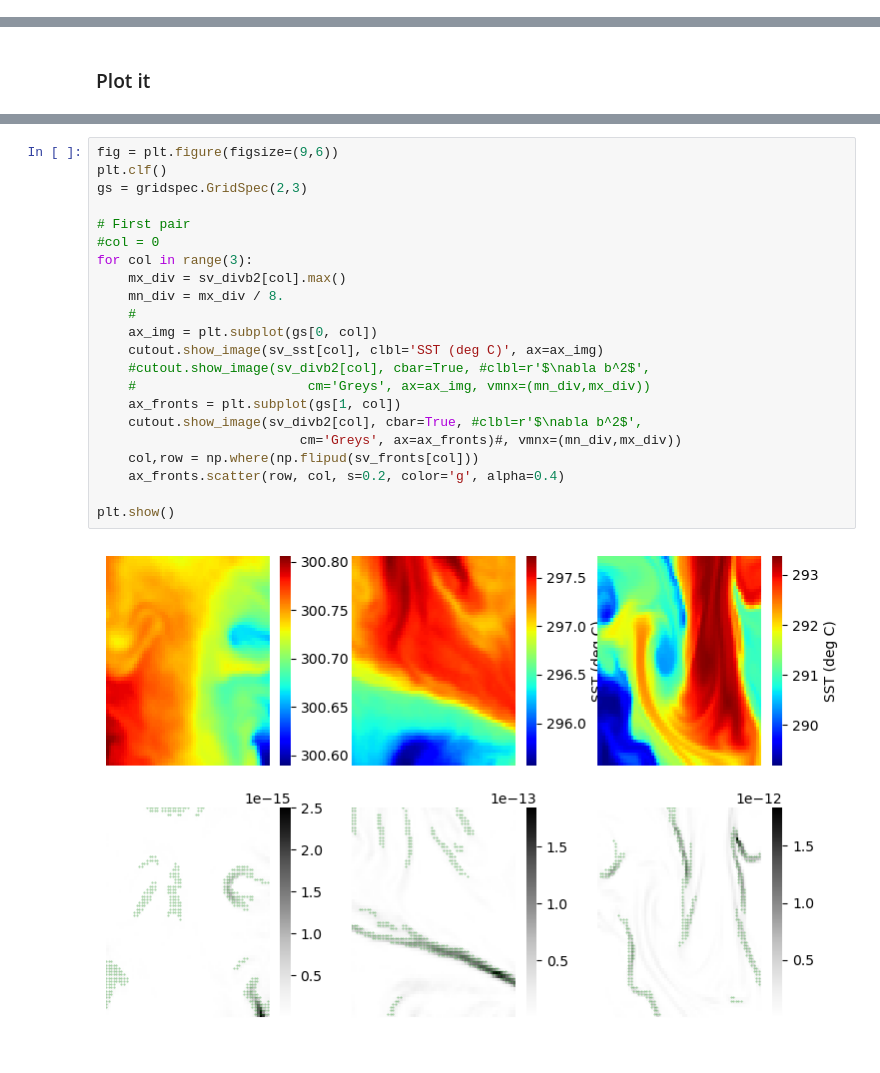
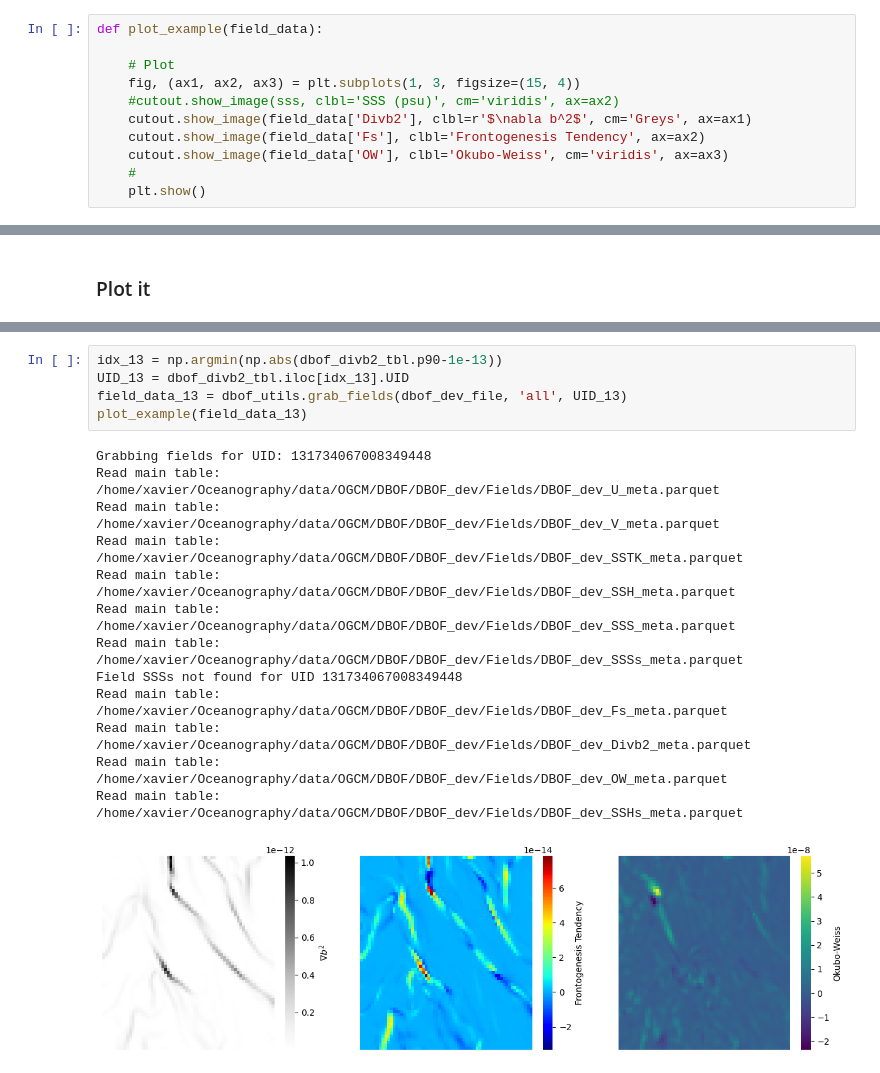
Before and after one commit to Sea-Meets-the-Stars/fronts, a Jupyter notebook: dev/FrontClassifying.ipynb, the cells around one changed output, grey strips where cells are left out. Drawn from its saved outputs; the diff is of its cells as text.

```diff
--- a/dev/FrontClassifying.ipynb
+++ b/dev/FrontClassifying.ipynb
@@ -27,4 +29,15 @@ from fronts.dbof import utils as dbof_utils
 # DBOF_dev
 # %%
 dbof_dev_file = '../fronts/runs/dbof/dev/llc4320_dbof_dev.json'
+# %%
+def plot_example(field_data):
+
+    # Plot
+    fig, (ax1, ax2, ax3) = plt.subplots(1, 3, figsize=(15, 4))
+    #cutout.show_image(sss, clbl='SSS (psu)', cm='viridis', ax=ax2)
+    cutout.show_image(field_data['Divb2'], clbl=r'$\nabla b^2$', cm='Greys', ax=ax1)
+    cutout.show_image(field_data['Fs'], clbl='Frontogenesis Tendency', ax=ax2)
+    cutout.show_image(field_data['OW'], clbl='Okubo-Weiss', cm='viridis', ax=ax3)
+    #
+    plt.show()
 # %% [markdown]
@@ -251,24 +134,19 @@ for idx in [0,500,700]:
-# %%
-fig = plt.figure(figsize=(9,6))
-plt.clf()
-gs = gridspec.GridSpec(2,3)
-
-# First pair
-#col = 0
-for col in range(3):
-    mx_div = sv_divb2[col].max()
-    mn_div = mx_div / 8.
-    #
-    ax_img = plt.subplot(gs[0, col])
-    cutout.show_image(sv_sst[col], clbl='SST (deg C)', ax=ax_img)
-    #cutout.show_image(sv_divb2[col], cbar=True, #clbl=r'$\nabla b^2$',
-    #                      cm='Greys', ax=ax_img, vmnx=(mn_div,mx_div))
-    ax_fronts = plt.subplot(gs[1, col])
-    cutout.show_image(sv_divb2[col], cbar=True, #clbl=r'$\nabla b^2$',
-                          cm='Greys', ax=ax_fronts)#, vmnx=(mn_div,mx_div))
-    col,row = np.where(np.flipud(sv_fronts[col]))
-    ax_fronts.scatter(row, col, s=0.2, color='g', alpha=0.4)
-
-plt.show()
-# %% [output]
-[figure, removed]
+# %%
+idx_13 = np.argmin(np.abs(dbof_divb2_tbl.p90-1e-13))
+UID_13 = dbof_divb2_tbl.iloc[idx_13].UID
+field_data_13 = dbof_utils.grab_fields(dbof_dev_file, 'all', UID_13)
+plot_example(field_data_13)
+# %% [output]
+Grabbing fields for UID: 131734067008349448
+Read main table: /home/xavier/Oceanography/data/OGCM/DBOF/DBOF_dev/Fields/DBOF_dev_U_meta.parquet
+Read main table: /home/xavier/Oceanography/data/OGCM/DBOF/DBOF_dev/Fields/DBOF_dev_V_meta.parquet
+Read main table: /home/xavier/Oceanography/data/OGCM/DBOF/DBOF_dev/Fields/DBOF_dev_SSTK_meta.parquet
+Read main table: /home/xavier/Oceanography/data/OGCM/DBOF/DBOF_dev/Fields/DBOF_dev_SSH_meta.parquet
+Read main table: /home/xavier/Oceanography/data/OGCM/DBOF/DBOF_dev/Fields/DBOF_dev_SSS_meta.parquet
+Read main table: /home/xavier/Oceanography/data/OGCM/DBOF/DBOF_dev/Fields/DBOF_dev_SSSs_meta.parquet
+Field SSSs not found for UID 131734067008349448
+Read main table: /home/xavier/Oceanography/data/OGCM/DBOF/DBOF_dev/Fields/DBOF_dev_Fs_meta.parquet
+Read main table: /home/xavier/Oceanography/data/OGCM/DBOF/DBOF_dev/Fields/DBOF_dev_Divb2_meta.parquet
+Read main table: /home/xavier/Oceanography/data/OGCM/DBOF/DBOF_dev/Fields/DBOF_dev_OW_meta.parquet
+Read main table: /home/xavier/Oceanography/data/OGCM/DBOF/DBOF_dev/Fields/DBOF_dev_SSHs_meta.parquet
+[figure, added]
```
Also changed, not shown: parts of 52 cells of this notebook, 1 other file.
